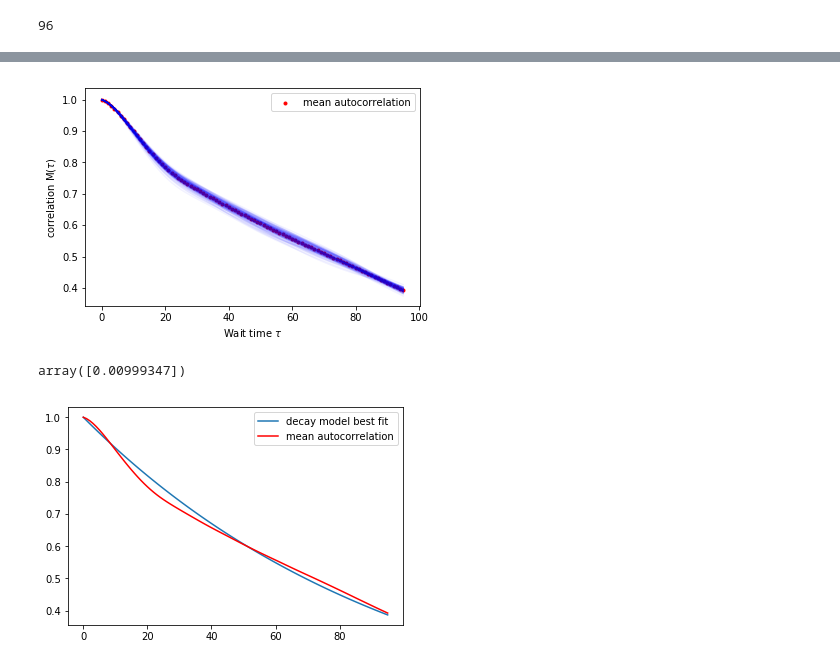
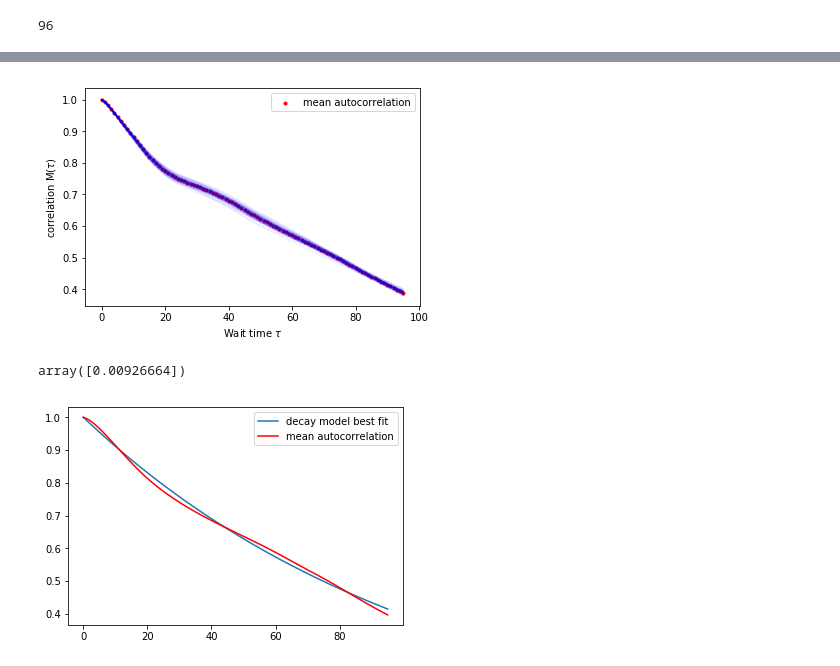
Before and after one commit to tlmakinen/bursting-IGMM, a Jupyter notebook: autocorrelation/wait-time-simulation.ipynb, the cells around one changed output, grey strips where cells are left out. Cells and saved outputs as stored; diff of their text form; code cells hidden in the pictures.

Commit message:
normalized autocorrelation correctly in data and sim

```diff
--- a/autocorrelation/wait-time-simulation.ipynb
+++ b/autocorrelation/wait-time-simulation.ipynb
@@ -15,8 +15,8 @@ from telegraph import exponential
 
 # make the system more likely to linger in off stage: choose k_off to be less than k_on such that
 #                       mean_off = 1.0 / k_off   >    1.0 / k_on
-k_on = 0.08
-k_off = 0.03
+k_on = 0.03
+k_off = 0.08
 duration = 555 # seconds
 stepsize = 3   # seconds / step
 
@@ -46,8 +46,8 @@ plt.plot(gfp.counts)
 # %%
 # Now let's simulate this ~80 times to simulate what we get from actual data.
 # Parameters:
-k_on = 0.02
-k_off = 0.05
+k_on = 0.3
+k_off = 0.2
 duration = 575 # seconds
 stepsize = 3   # seconds / step
 
@@ -67,7 +67,7 @@ for i in range(num):
     traces.append(gfp.norm)
 
     auto_trace = np.correlate(gfp.norm, gfp.norm, 'same')
-    auto_traces.append(auto_trace / np.max(auto_trace))
+    auto_traces.append(auto_trace / (np.std(gfp.norm) * np.std(gfp.norm)))   # divide each auto trace by the standard deviation squared to normalize
 # %%
 plt.plot(tel.signal)
 # %% [output]
@@ -147,30 +147,30 @@ plt.show()
 # %%
-for i in auto_averages[::10]:
-    plt.plot(i, color='b', alpha=0.05)   # plot a bunch of our traces to see error zones
+for i in auto_averages[::15]:
+    plt.plot(i/np.max(i), color='b', alpha=0.05)   # plot a bunch of our traces to see error zones
 
-plt.scatter(tau, mean_auto_data[cutoff:], marker='.', color='r', label = 'mean autocorrelation')   # show the mean of our original dataset in red
+plt.scatter(tau, mean_auto_data[cutoff:] /np.max(mean_auto_data[cutoff:]), marker='.', color='r', label = 'mean autocorrelation')   # show the mean of our original dataset in red
 plt.legend()
 plt.xlabel(r'Wait time $\tau$')
 plt.ylabel(r'correlation M($\tau$)')
 plt.show()
 # %% [output]
-[figure, old version]
+[figure, new version]
 # %%
 def decay_model(x, a):
     return np.exp(-x*a)
 # %%
 from scipy.optimize import curve_fit
 
-popt,pcov = curve_fit(decay_model, tau, mean_auto_data[cutoff:])
+popt,pcov = curve_fit(decay_model, tau, mean_auto_data[cutoff:] / np.max(mean_auto_data[cutoff:]))
 # %%
 popt
 # %% [output]
-array([0.00999347])
+array([0.00926664])
 # %%
 #plt.plot(tau, mean_auto_data[cutoff:])
 plt.plot(tau, decay_model(tau, popt[0]), label='decay model best fit')
-plt.plot(mean_auto_data[cutoff:], color='r', label = 'mean autocorrelation')   # show the mean of our original dataset in red
+plt.plot(mean_auto_data[cutoff:] / np.max(mean_auto_data[cutoff:]), color='r', label = 'mean autocorrelation')   # show the mean of our original dataset in red
 plt.legend()
 plt.show()
 # %% [output]
-[figure, old version]
+[figure, new version]
```
Also changed, not shown: parts of 7 cells of this notebook, 1 other file.
